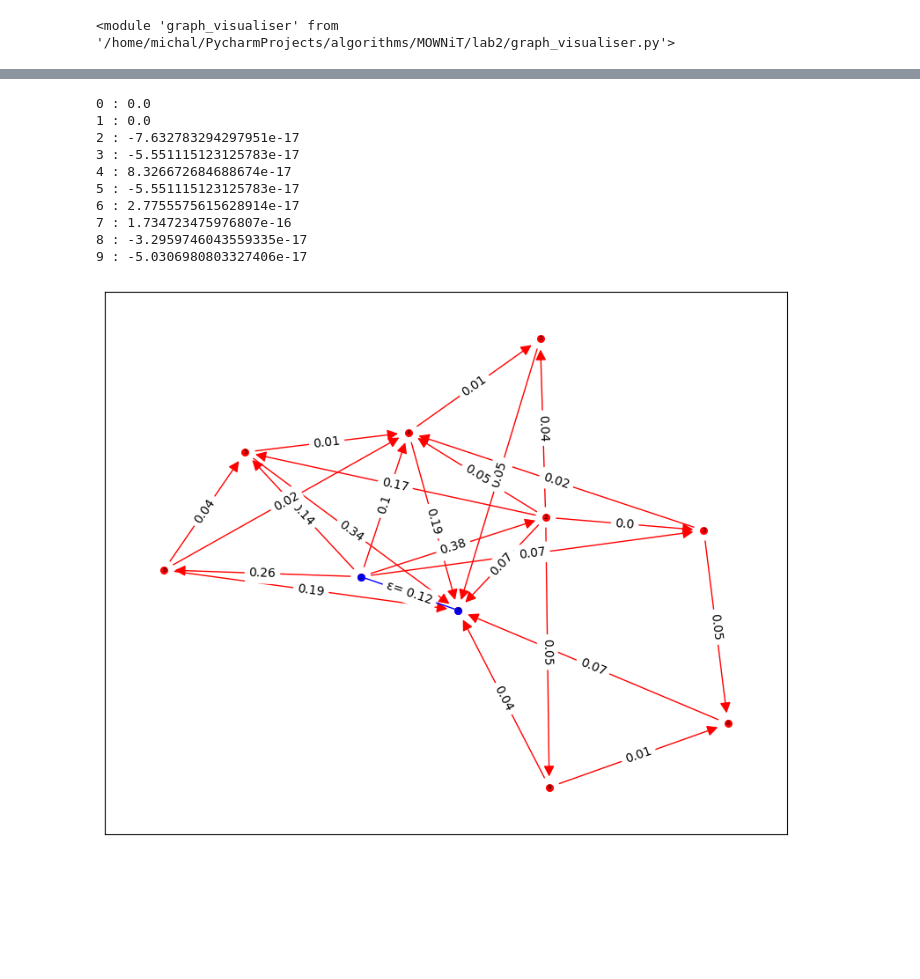
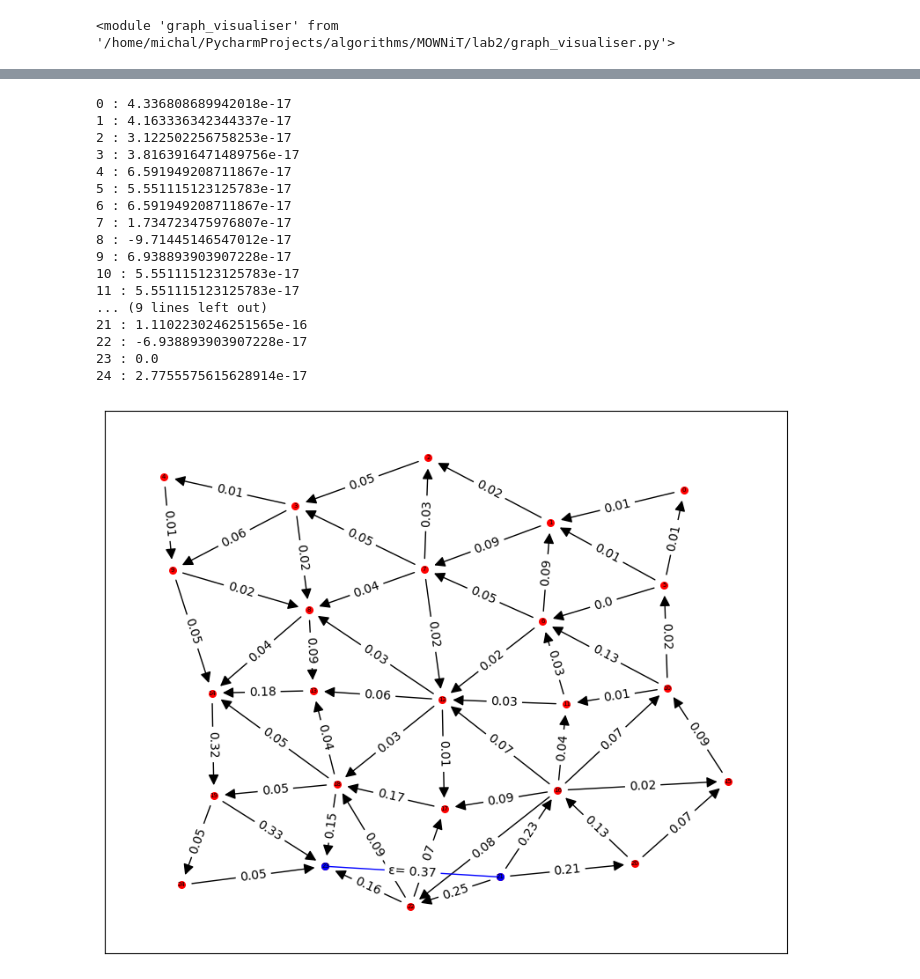
Before and after one commit to michal200292/Numericke-metody, a Jupyter notebook: lab2/zad3.ipynb, the cells around one changed output, grey strips where cells are left out. Saved outputs shown, nothing was run; the diff lists cells and outputs as text; code cells hidden in the pictures; blank space fills up the shorter version.

```diff
--- a/lab2/zad3.ipynb
+++ b/lab2/zad3.ipynb
@@ -11,6 +11,6 @@ importlib.reload(gv)
 # %% [output]
 <module 'graph_visualiser' from '/home/michal/PycharmProjects/algorithms/MOWNiT/lab2/graph_visualiser.py'>
 # %%
-G, source, target, E = gg.generate_erdos_renyi(10, 0.5)
-gv.draw_resistance(G, source, target)
+G, source, target, E = gg.generate_triangulation(5, 5)
+gv.draw_with_resistance(G, source, target, small=True)
 # %% [output]
@@ -70,20 +70,27 @@ def kirchoff(g, s, t):
 # %%
 kirchoff(G, source, target)
 # %% [output]
-0 : 0.0
-1 : 0.0
-2 : -7.632783294297951e-17
-3 : -5.551115123125783e-17
-4 : 8.326672684688674e-17
-5 : -5.551115123125783e-17
-6 : 2.7755575615628914e-17
-7 : 1.734723475976807e-16
-8 : -3.2959746043559335e-17
-9 : -5.0306980803327406e-17
+0 : 4.336808689942018e-17
+1 : 4.163336342344337e-17
+2 : 3.122502256758253e-17
+3 : 3.8163916471489756e-17
+4 : 6.591949208711867e-17
+5 : 5.551115123125783e-17
+6 : 6.591949208711867e-17
+7 : 1.734723475976807e-17
+8 : -9.71445146547012e-17
+9 : 6.938893903907228e-17
+10 : 5.551115123125783e-17
+11 : 5.551115123125783e-17
+... (9 lines left out)
+21 : 1.1102230246251565e-16
+22 : -6.938893903907228e-17
+23 : 0.0
+24 : 2.7755575615628914e-17
 # %%
-gv.draw_current(G, source, target)
+gv.draw_with_current(G, source, target, small=True)
 # %% [output]
-[figure, old version]
+[figure, new version]
 # %%
 def nodal_potentials(g, s, t):
     n = g.number_of_nodes()
```
Also changed, not shown: parts of 4 cells of this notebook, 2 other files.
